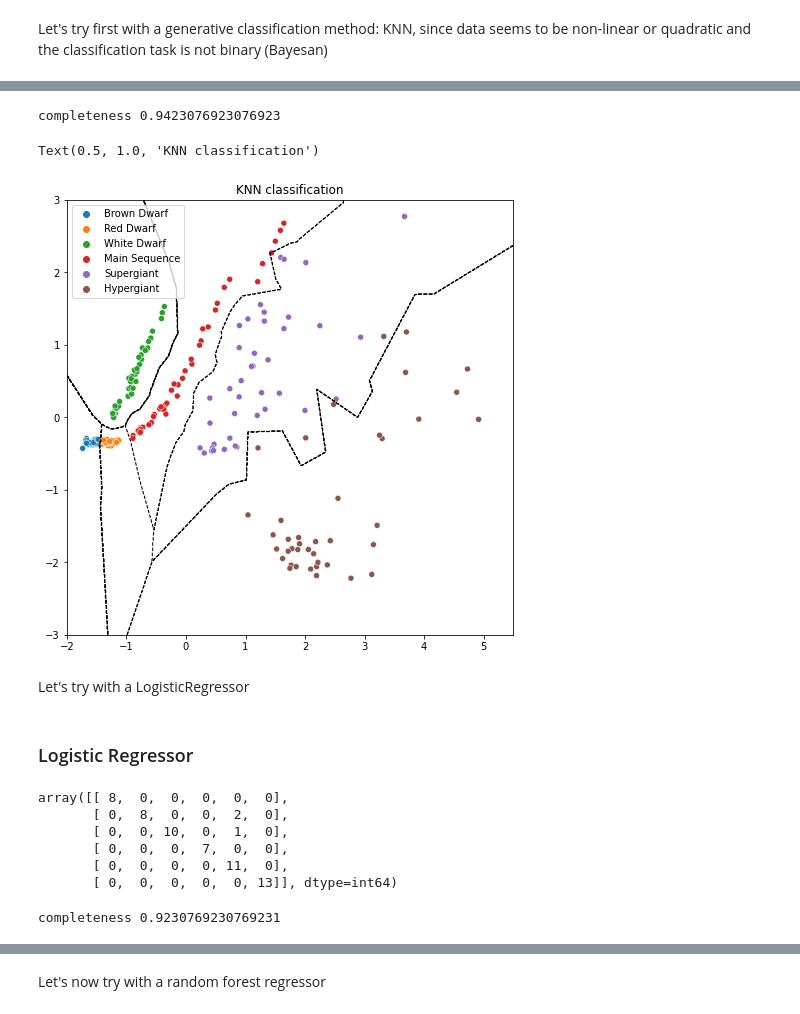
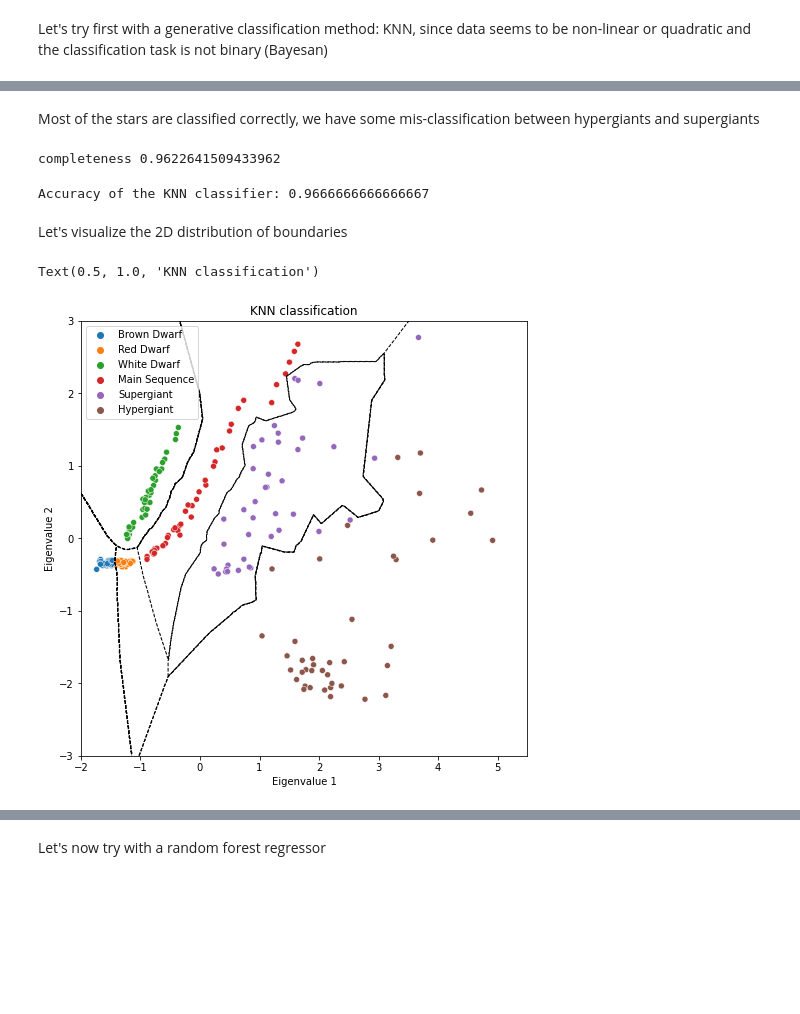
Before and after one commit to ludovicobizzarri/astrostatistics_bicocca_2024, a Jupyter notebook: working/Lesson 15/HR diagram.ipynb, the cells around one changed output, grey strips where cells are left out. Drawn from its saved outputs; the diff is of its cells as text; code cells hidden in the pictures; blank space fills up the shorter version.

```diff
--- a/working/Lesson 15/HR diagram.ipynb
+++ b/working/Lesson 15/HR diagram.ipynb
@@ -288,7 +293,7 @@ Let's try first with a generative classification method: KNN, since data seems t
 # find the best number of components through cross-validation:
 # perform Classification
 scores_knc = []
-kvals = np.arange(1,20)
+kvals = np.arange(2,20)
 for k in kvals:
     clf = KNeighborsClassifier(n_neighbors=k)
     CVpredk = cross_val_predict(clf, X_train, y_train)
@@ -328,35 +373,43 @@ array([[ 8,  0,  0,  0,  0,  0],
+# %% [markdown]
+Most of the stars are classified correctly, we have some mis-classification between hypergiants and supergiants
 # %%
 completeness_knc, contamination_knc = completeness_contamination(y_pred_knc, y_test)
 
 print("completeness", completeness_knc)
 #print("contamination", contamination_knc)
 # %% [output]
-completeness 0.9423076923076923
+completeness 0.9622641509433962
+# %%
+accuracy_knc = accuracy_score(y_test,y_pred_knc)
+print('Accuracy of the KNN classifier:',accuracy_knc)
+# %% [output]
+Accuracy of the KNN classifier: 0.9666666666666667
+# %% [markdown]
+Let's visualize the 2D distribution of boundaries
 # %%
 # plot the result of the classification
 fig = plt.figure(figsize=(8,8))
 
 # compute the decision boundaries:
 xlim = (-2,5.5)
 ylim = (-3,3)
 
 xx,yy = np.meshgrid(np.linspace(xlim[0],xlim[1],1001),
                     np.linspace(ylim[0],ylim[1],1001))
 
 xystack = np.vstack([xx.ravel(),yy.ravel()])
 Xgrid = xystack.T
 
 Z = knc_clf.predict(Xgrid)
 Z = Z.reshape(xx.shape)
 
 plt.contour(xx,yy,Z,colors='k',linestyles='dashed',linewidths=1,origin='lower')
 
 sns.scatterplot(x=X_transf_scaled[:,0], y=X_transf_scaled[:,1], hue=labels)
+
+plt.xlabel('Eigenvalue 1')
+plt.ylabel('Eigenvalue 2')
 plt.title('KNN classification')
 # %% [output]
 Text(0.5, 1.0, 'KNN classification')
-[figure, old version]
+[figure, new version]
-# %% [markdown]
-Let's try with a LogisticRegressor
-# %% [markdown]
-### Logistic Regressor
@@ -367,16 +415,0 @@ y_pred_prob_lr = clf_lr.predict_proba(X_test)
-# %%
-confusion_matrix(y_test,y_pred_knc)
-# %% [output]
-array([[ 8,  0,  0,  0,  0,  0],
-       [ 0,  8,  0,  0,  2,  0],
-       [ 0,  0, 10,  0,  1,  0],
-       [ 0,  0,  0,  7,  0,  0],
-       [ 0,  0,  0,  0, 11,  0],
-       [ 0,  0,  0,  0,  0, 13]], dtype=int64)
-# %%
-completeness_lr, contamination_lr = completeness_contamination(y_pred_lr, y_test)
-
-print("completeness", completeness_lr)
-#print("contamination", contamination_lr)
-# %% [output]
-completeness 0.9230769230769231
```
Also changed, not shown: parts of 30 cells of this notebook.
